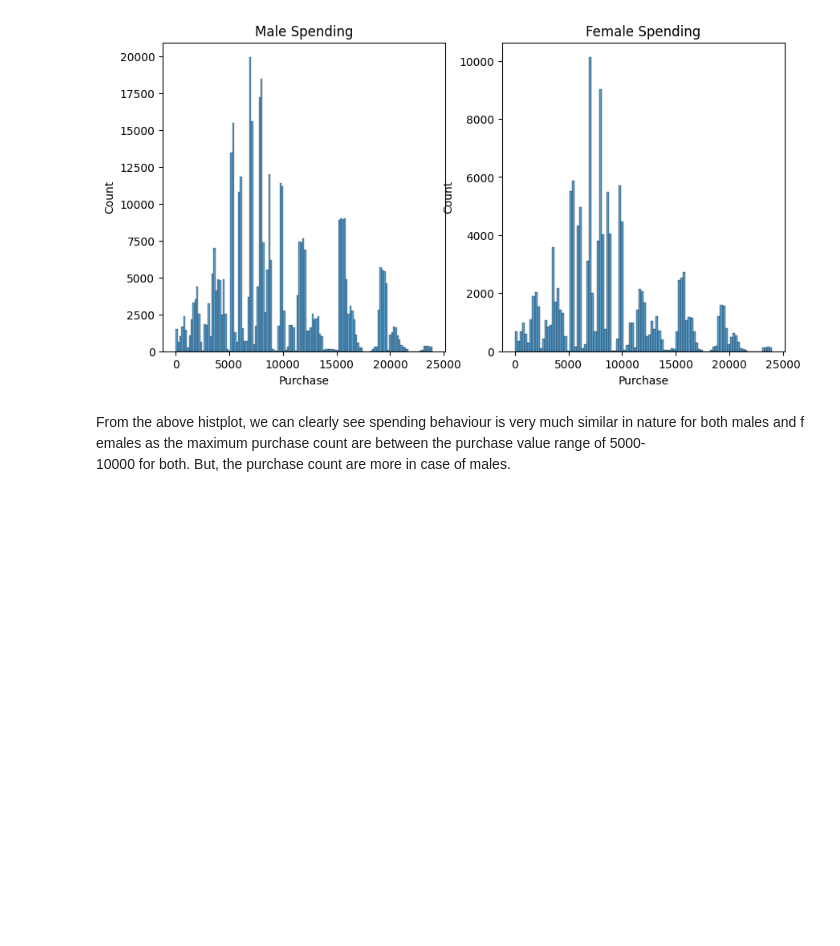
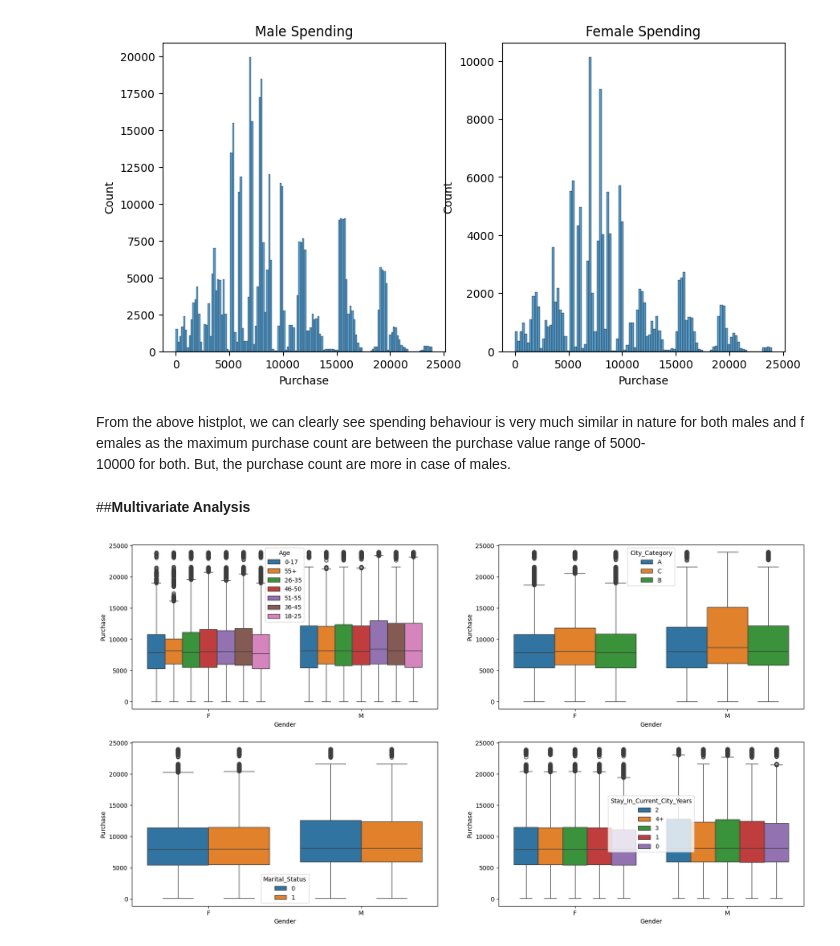
Before and after one commit to sr606/Python-Practice, a Jupyter notebook: Walmart_Confidence_Interval_and_CLT.ipynb, the cells around one changed output. Saved outputs shown, nothing was run; the diff lists cells and outputs as text; code cells hidden in the pictures; blank space fills up the shorter version.

```diff
--- a/Walmart_Confidence_Interval_and_CLT.ipynb
+++ b/Walmart_Confidence_Interval_and_CLT.ipynb
@@ -378,3 +378,17 @@ plt.show()
 [figure]
 # %% [markdown]
 From the above histplot, we can clearly see spending behaviour is very much similar in nature for both males and females as the maximum purchase count are between the purchase value range of 5000-10000 for both. But, the purchase count are more in case of males.
+# %% [markdown]
+##**Multivariate Analysis**
+# %%
+fig, axs = plt.subplots(nrows=2, ncols=2, figsize=(20,6))
+fig.subplots_adjust(top=1.5)
+sns.boxplot(data=df, y = 'Purchase', x = 'Gender', hue = 'Age', ax = axs[0,0])
+sns.boxplot(data= df, y = 'Purchase', x = 'Gender', hue= 'City_Category', ax = axs[0,1])
+
+sns.boxplot(data= df, y = 'Purchase', x = 'Gender', hue = 'Marital_Status', ax = axs[1,0])
+sns.boxplot(data = df, y = 'Purchase', x = 'Gender', hue = 'Stay_In_Current_City_Years', ax = axs[1,1])
+
+plt.show()
+# %% [output]
+[figure, added]
```
Also changed, not shown: parts of 56 cells of this notebook.
